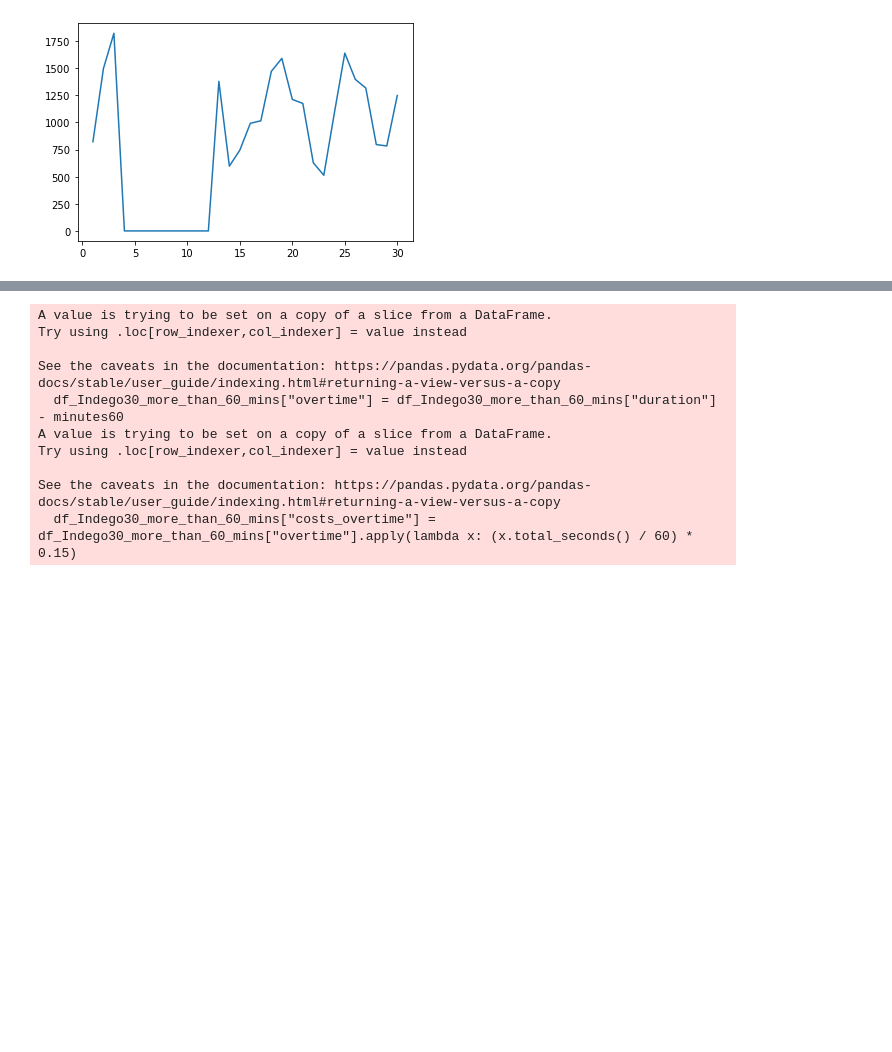
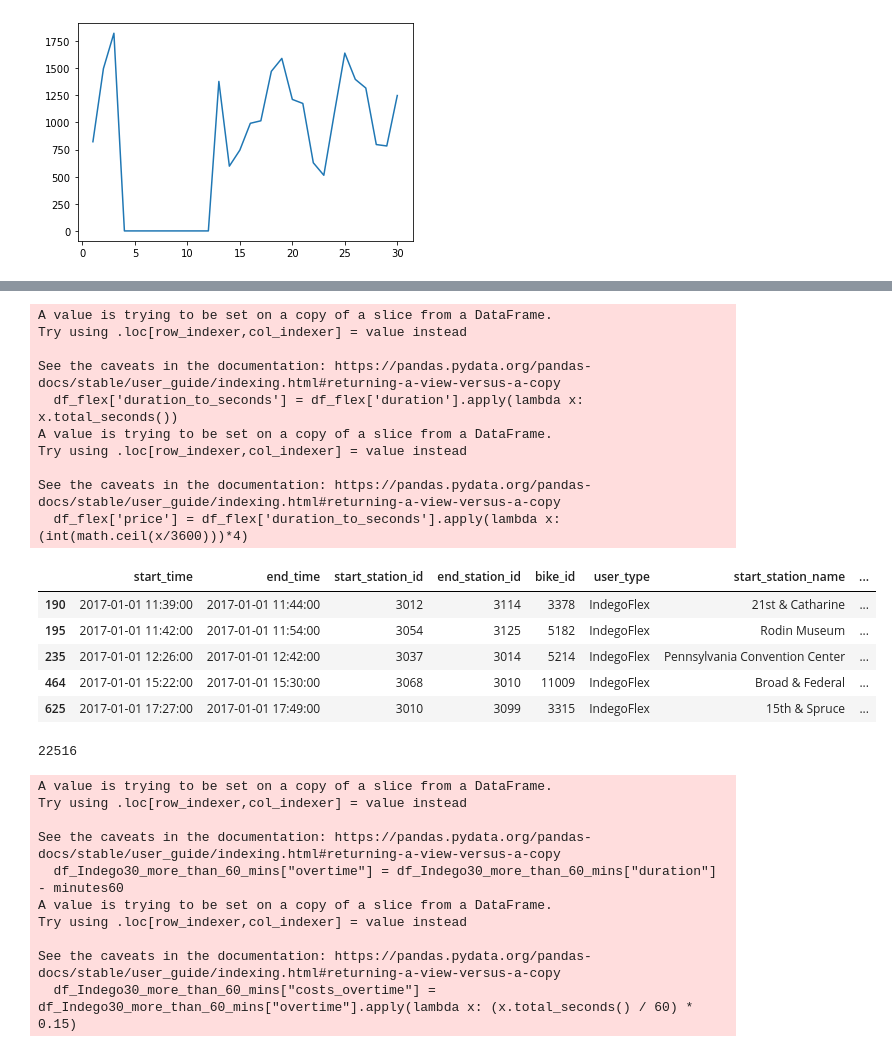
Before and after one commit to GoebelM94/dsml2021, a Jupyter notebook: notebooks/KPI utilization + revenue.ipynb, the cells around one changed output, grey strips where cells are left out. Drawn from its saved outputs; the diff is of its cells as text; code cells hidden in the pictures; blank space fills up the shorter version.

```diff
--- a/notebooks/KPI utilization + revenue.ipynb
+++ b/notebooks/KPI utilization + revenue.ipynb
@@ -333,3 +405,36 @@ print(sumWalkUpOvertimeProfit)
+# %%
+# Calculation for user type 'IndegoFlex' based on the official 2015 prices of Indego. It costs 4$ every beginning 60 Minutes.
+
+df_flex = df_bikes[df_bikes['user_type'] == 'IndegoFlex']
+df_flex['duration_to_seconds'] = df_flex['duration'].apply(lambda x: x.total_seconds())
+df_flex['price'] = df_flex['duration_to_seconds'].apply(lambda x: (int(math.ceil(x/3600)))*4)
+
+#test
+df_flex.head(5)
+# %% [output]
+A value is trying to be set on a copy of a slice from a DataFrame.
+Try using .loc[row_indexer,col_indexer] = value instead
+
+See the caveats in the documentation: https://pandas.pydata.org/pandas-docs/stable/user_guide/indexing.html#returning-a-view-versus-a-copy
+  df_flex['duration_to_seconds'] = df_flex['duration'].apply(lambda x: x.total_seconds())
+A value is trying to be set on a copy of a slice from a DataFrame.
+Try using .loc[row_indexer,col_indexer] = value instead
+
+See the caveats in the documentation: https://pandas.pydata.org/pandas-docs/stable/user_guide/indexing.html#returning-a-view-versus-a-copy
+  df_flex['price'] = df_flex['duration_to_seconds'].apply(lambda x: (int(math.ceil(x/3600)))*4)
+|  | start_time | end_time | start_station_id | end_station_id | bike_id | user_type | start_station_name | ... |
+| 190 | 2017-01-01 11:39:00 | 2017-01-01 11:44:00 | 3012 | 3114 | 3378 | IndegoFlex | 21st & Catharine | ... |
+| 195 | 2017-01-01 11:42:00 | 2017-01-01 11:54:00 | 3054 | 3125 | 5182 | IndegoFlex | Rodin Museum | ... |
+| 235 | 2017-01-01 12:26:00 | 2017-01-01 12:42:00 | 3037 | 3014 | 5214 | IndegoFlex | Pennsylvania Convention Center | ... |
+| 464 | 2017-01-01 15:22:00 | 2017-01-01 15:30:00 | 3068 | 3010 | 11009 | IndegoFlex | Broad & Federal | ... |
+| 625 | 2017-01-01 17:27:00 | 2017-01-01 17:49:00 | 3010 | 3099 | 3315 | IndegoFlex | 15th & Spruce | ... |
+# %%
+# total sum of all IndegoFlex profits
+
+sum_flex_profit = sum(df_flex['price'].apply(lambda x: x))
+print(sum_flex_profit)
+# %% [output]
+22516
 # %%
 #profit from overtime loans of usertype Indego30
 minutes60 = timedelta(minutes=60)
```
Also changed, not shown: parts of 15 cells of this notebook, 1 other file.
